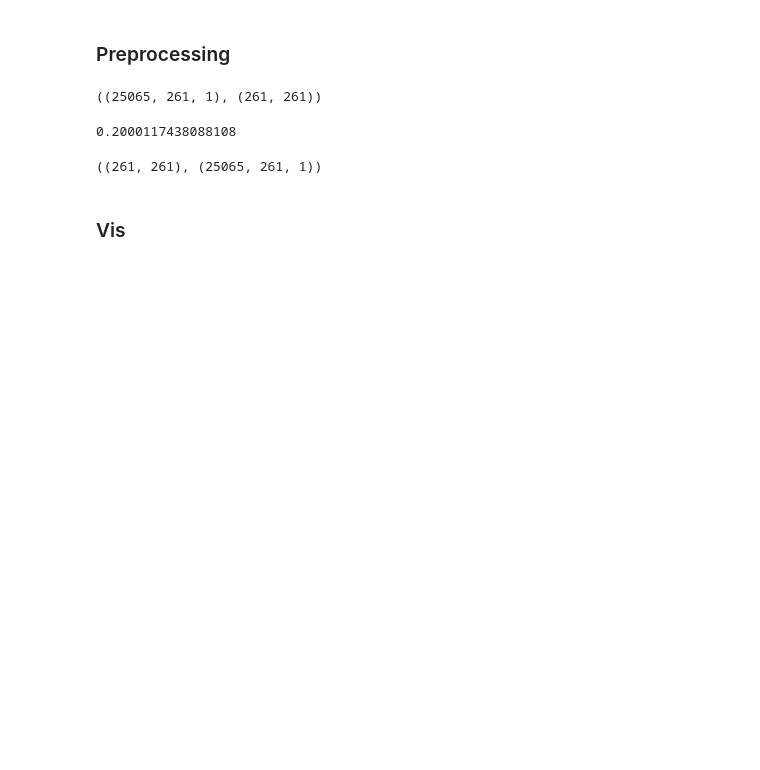
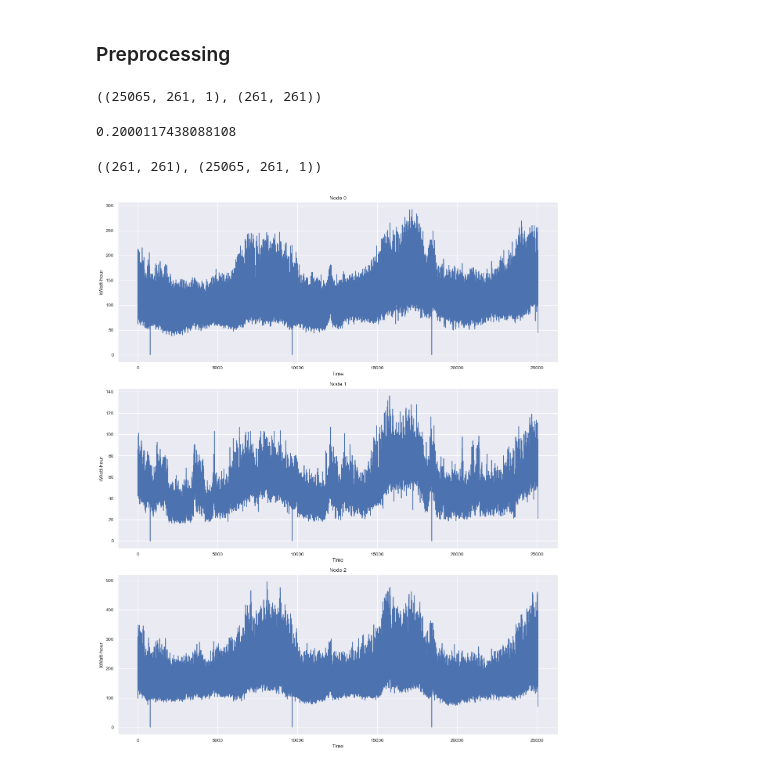
Before and after one commit to MatyaAydin/SemesterProject, a Jupyter notebook: src/preprocessing/elec_data.ipynb, the cells around one changed output. Cells and saved outputs as stored; diff of their text form; code cells hidden in the pictures; blank space fills up the shorter version.

```diff
--- a/src/preprocessing/elec_data.ipynb
+++ b/src/preprocessing/elec_data.ipynb
@@ -4,6 +4,8 @@ from tsl.datasets import Elergone
 import numpy as np
 import os
 import matplotlib.pyplot as plt
+import seaborn as sns
+sns.set_theme()
 from matplotlib.pyplot import figure
 # %% [markdown]
 ### Preprocessing
@@ -120,5 +122,3 @@ flow = np.load(os.path.join(DATA_PATH, 'flow.npy'))
 adj.shape, flow.shape
 # %% [output]
 ((261, 261), (25065, 261, 1))
-# %% [markdown]
-### Vis
@@ -137,0 +125,14 @@ np.linalg.norm(adj - learned_adj, ord='fro')
+# %%
+fig, axes = plt.subplots(3, 1, figsize=(15, 18), dpi=80)
+
+for node_idx in range(3):
+    axes[node_idx].plot(flow[:, node_idx, 0])
+    axes[node_idx].set_title(f"Node {node_idx}")
+    axes[node_idx].set_xlabel("Time")
+    axes[node_idx].set_ylabel("kWatt-hour")
+
+plt.tight_layout()
+plt.savefig('../diffstg/plot/elergone.pdf')
+plt.show()
+# %% [output]
+[figure, added]
```
Also changed, not shown: parts of 4 cells of this notebook, 2 other files.
